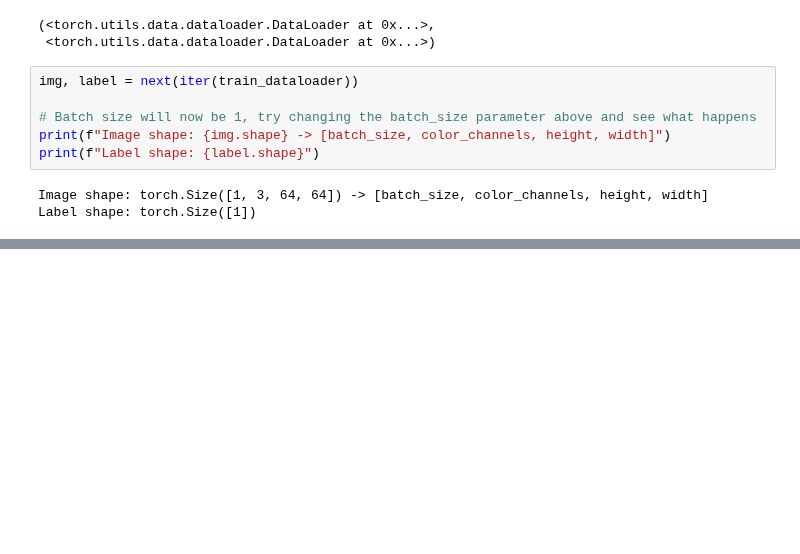
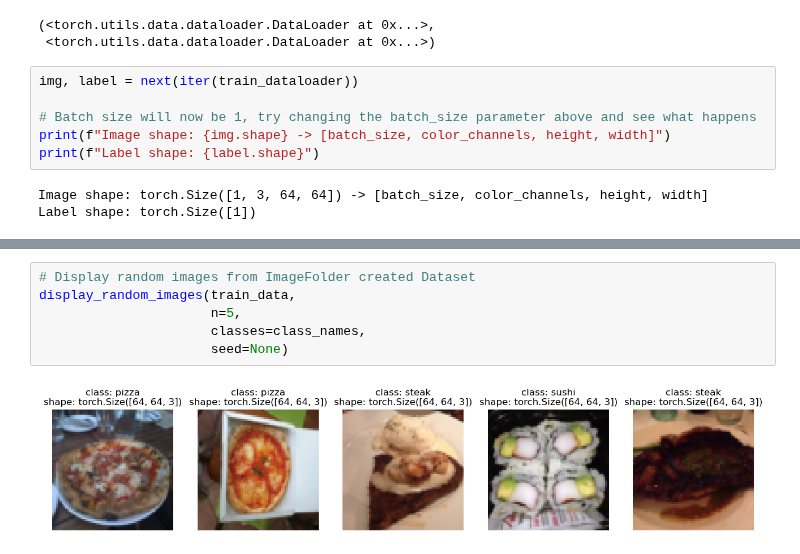
Before and after one commit to duongtrung/Pytorch-tutorials, a Jupyter notebook: 04_pytorch_custom_datasets_up.ipynb, the cells around one changed output, grey strips where cells are left out. Cells and saved outputs as stored; diff of their text form; blank space fills up the shorter version.

```diff
--- a/04_pytorch_custom_datasets_up.ipynb
+++ b/04_pytorch_custom_datasets_up.ipynb
@@ -530,0 +800,8 @@ Label shape: torch.Size([1])
+# %%
+# Display random images from ImageFolder created Dataset
+display_random_images(train_data,
+                      n=5,
+                      classes=class_names,
+                      seed=None)
+# %% [output]
+[figure, added]
```
Also changed, not shown: parts of 20 cells of this notebook.
